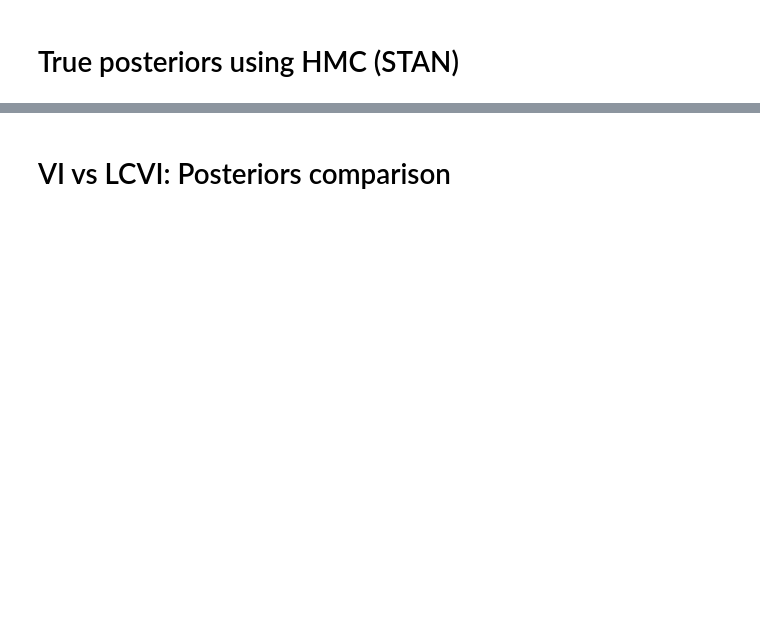
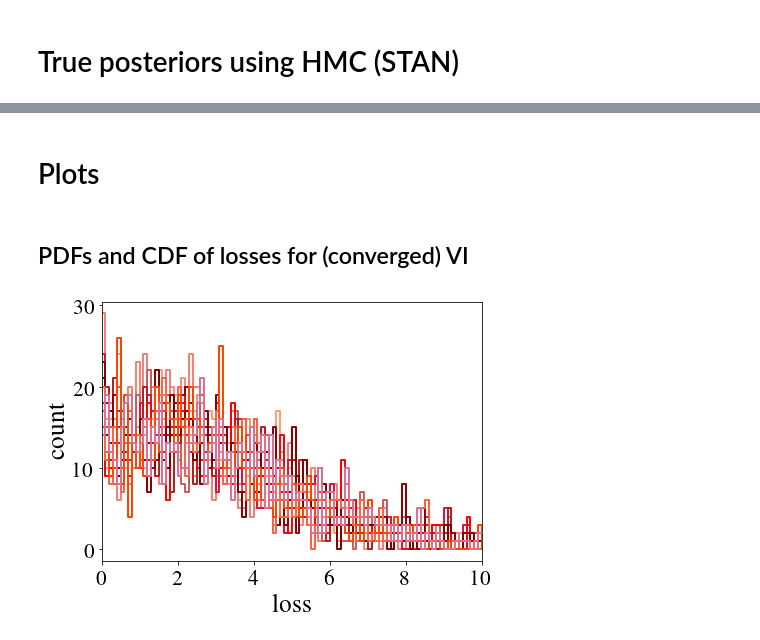
Before and after one commit to tkusmierczyk/lcvi, a Jupyter notebook: eight_schools.ipynb, the cells around one changed output, grey strips where cells are left out. Drawn from its saved outputs; the diff is of its cells as text; code cells hidden in the pictures; blank space fills up the shorter version.

```diff
--- a/eight_schools.ipynb
+++ b/eight_schools.ipynb
@@ -562,2 +652,2 @@ std   6.440640  2.240820  1.909667  0.0
-# %% [markdown]
-# VI vs LCVI: Posteriors comparison
+# %% [markdown]
+# Plots
@@ -563,0 +664,18 @@ std   6.440640  2.240820  1.909667  0.0
+# %% [markdown]
+## PDFs and CDF of losses for (converged) VI
+# %%
+start_plotting(cmbright=False, font_size=17*1.5)
+epochs = pd.DataFrame(report)[3]
+bins = np.arange(0, 20, 0.1)
+for epoch, losses1, c in zip(epochs, losses, REDS):
+    #if epoch not in [200,1000,2000,2600]: continue
+    count, edges = np.histogram(tonumpy(losses1.view(-1)), bins=bins)
+    plt.step(edges[:-1], count, where='post', label="epoch: %s" % epoch, color=c, lw=2)
+    #sns.kdeplot(tonumpy(losses1.view(-1)), label="epoch: %s" % epoch, gridsize=1000, color=c, lw=2)
+#plt.legend()
+plt.xlim(0,10);
+plt.xlabel("loss")
+plt.ylabel("count")
+plt.show()
+# %% [output]
+[figure, added]
```
Also changed, not shown: parts of 73 cells of this notebook, 7 other files.
